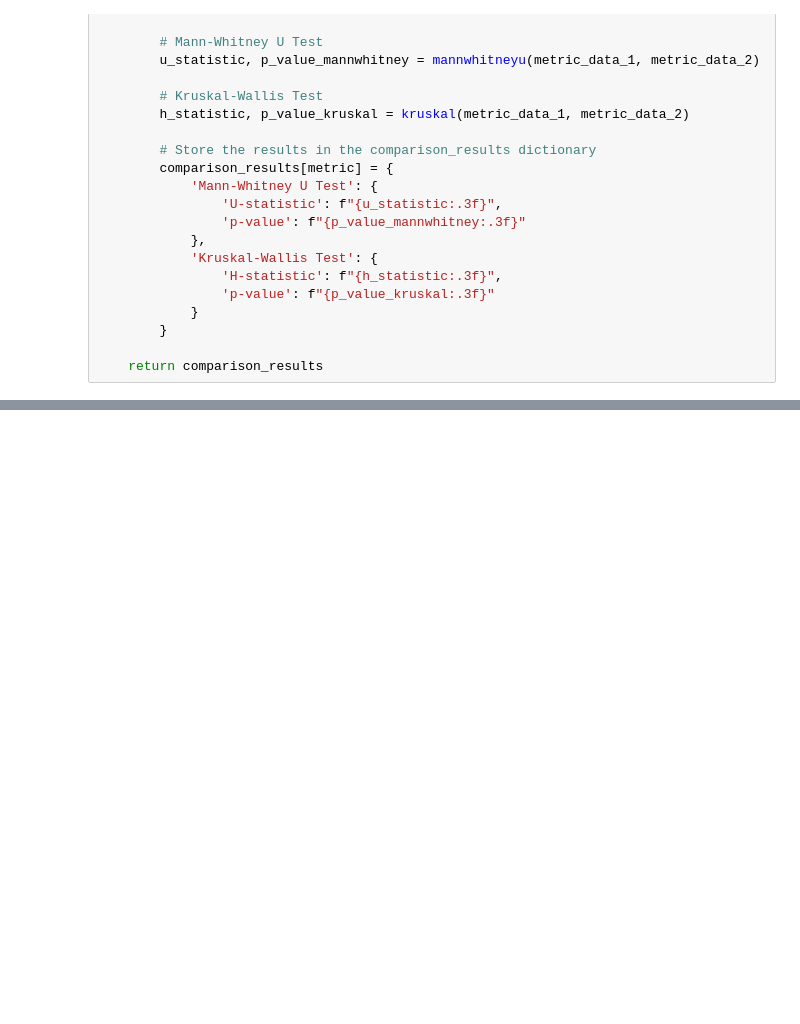
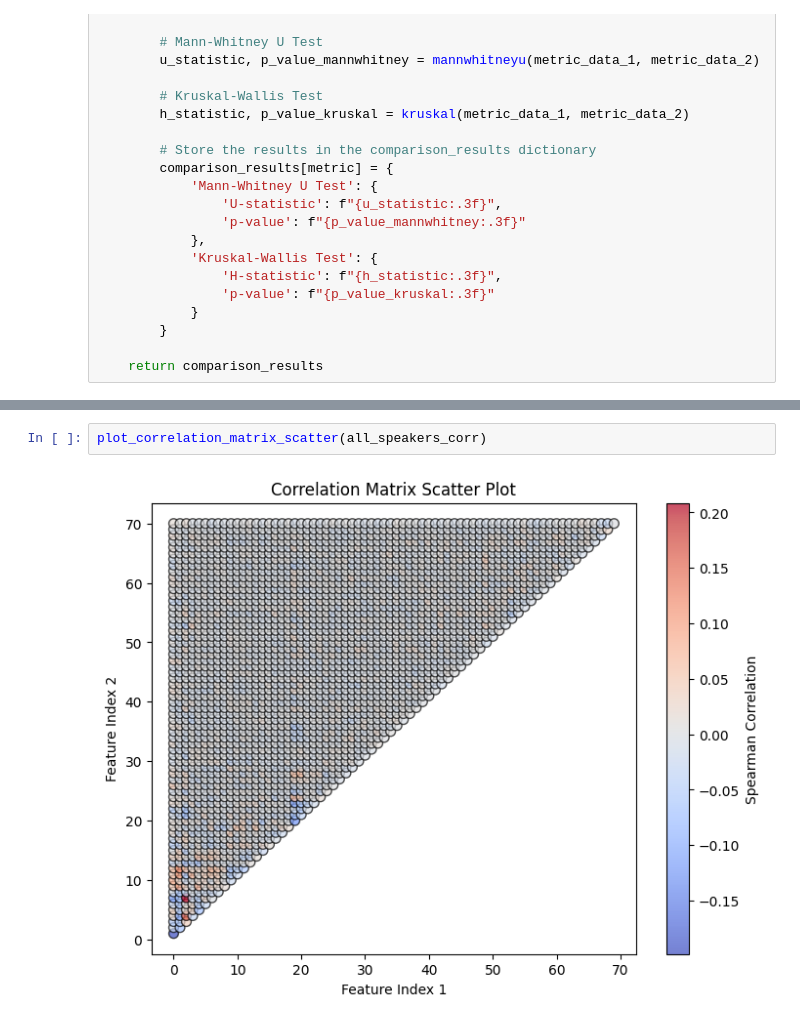
Before and after one commit to 0dink/BioMed_project, a Jupyter notebook: code/final_v3/statistical_tests.ipynb, the cells around one changed output, grey strips where cells are left out. Drawn from its saved outputs; the diff is of its cells as text; blank space fills up the shorter version.

```diff
--- a/code/final_v3/statistical_tests.ipynb
+++ b/code/final_v3/statistical_tests.ipynb
@@ -111,0 +283,4 @@ Metric: precision
+# %%
+plot_correlation_matrix_scatter(all_speakers_corr)
+# %% [output]
+[figure, added]
```
Also changed, not shown: parts of 10 cells of this notebook, 8 other files.
